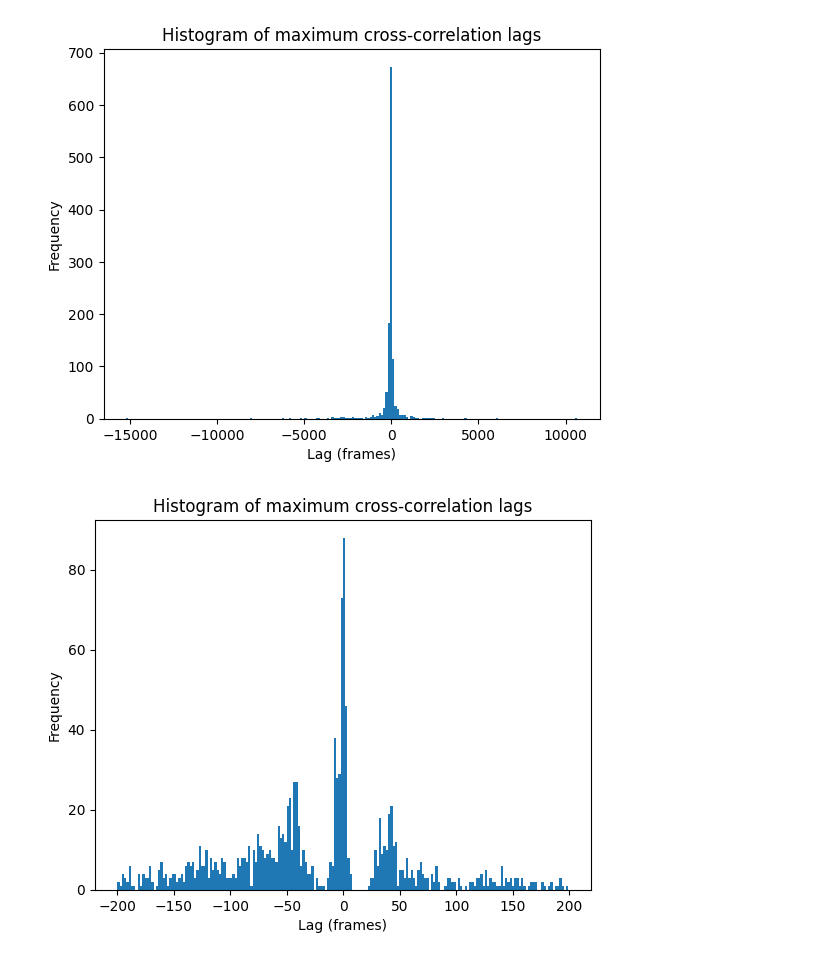
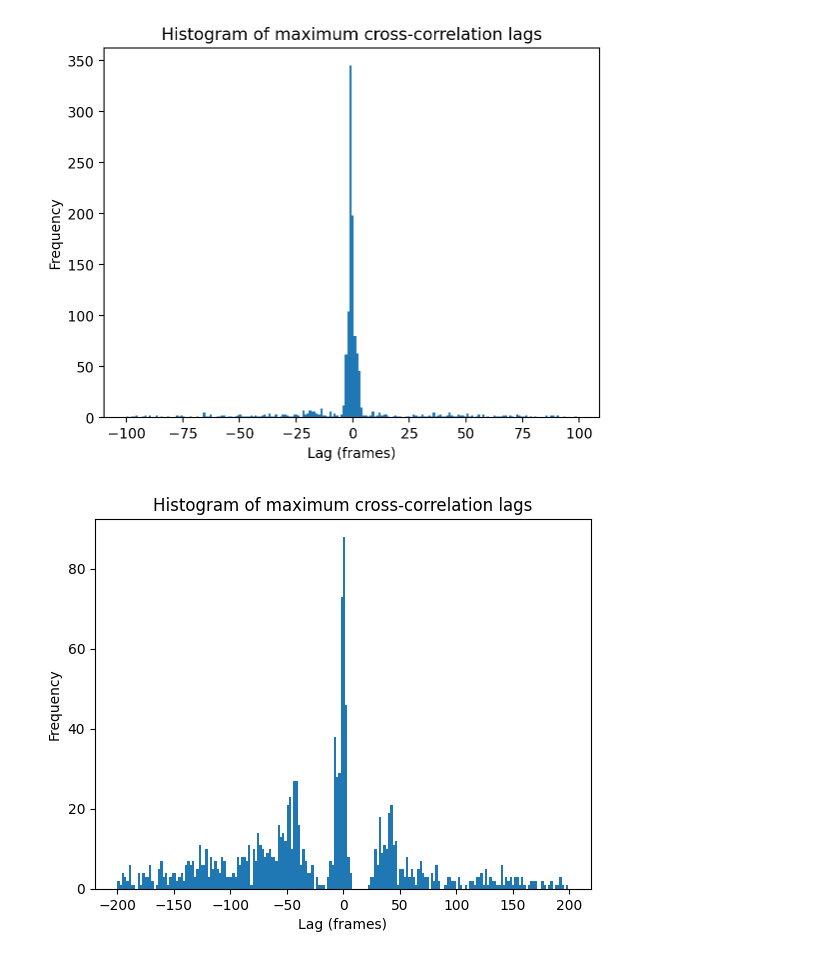
Before and after one commit to PierreRL/AutomaticChordRecognition, a Jupyter notebook: notebooks/test-alignment.ipynb, the cells around one changed output. Cells and saved outputs as stored; diff of their text form; code cells hidden in the pictures.

```diff
--- a/notebooks/test-alignment.ipynb
+++ b/notebooks/test-alignment.ipynb
@@ -41,10 +13,10 @@ cqt = librosa.amplitude_to_db(
 # %%
-from librosa.display import specshow
-import matplotlib.pyplot as plt
+filenames = get_filenames()
+cqt = get_cqt(filenames[0], return_as_tensor=False).T
 
 plt.figure(figsize=(18, 8))
 plt.subplot(1, 2, 2)
-img = librosa.display.specshow(cqt, y_axis='cqt_hz', sr=SR, hop_length=hop_length, bins_per_octave=bins_per_octave)
+img = librosa.display.specshow(cqt, y_axis='cqt_hz', sr=SR, hop_length=HOP_LENGTH, bins_per_octave=BINS_PER_OCTAVE)
 plt.colorbar(img, format="%+2.f dB")
 plt.title('log(cqt)')
 plt.tight_layout()
@@ -58,13 +30,8 @@ import librosa
 
 import numpy as np
 
-SR = 44100
-hop_length = 512
-n_bins = 24*7
-bins_per_octave = 24
-
 def get_chord_annotation(file_name):
-    jam = jams.load(os.path.join('./data/chord_data_1217/references_v2/', f'{file_name}.jams'))
+    jam = jams.load(os.path.join('./data/processed/chords/', f'{file_name}.jams'))
     chord_ann = jam.annotations.search(namespace="chord")[0]
     return chord_ann.data
 
@@ -79,16 +46,9 @@ def convert_chords_to_binary(cqt, chords, sr, hop_length, duration):
     return binary_chords
 
 def get_max_corr(filename):
-    errored_files = []
-
-    src = librosa.load(os.path.join('./data/chord_data_1217/audio/', f'{filename}.mp3'), sr=None)[0]
-    cqt = librosa.amplitude_to_db(
-        np.abs(
-            librosa.cqt(src, sr=SR, hop_length=hop_length, n_bins=n_bins, bins_per_octave=bins_per_octave, fmin=librosa.note_to_hz('C1'))
-        )
-    )
+    cqt = get_cqt(filename, return_as_tensor=False).T
     chord_ann = get_chord_annotation(filename)
-    binary_chords = convert_chords_to_binary(cqt, chord_ann, SR, hop_length, len(src))
+    binary_chords = convert_chords_to_binary(cqt, chord_ann, SR, HOP_LENGTH, cqt.shape[1])
 
     delta = librosa.feature.delta(cqt) # (24*7, Frames)
     delta_magnitude = np.sqrt(np.sum(delta**2, axis=0)) # (Frames)
@@ -103,11 +63,11 @@ def get_max_corr(filename):
     lags = np.arange(-len(binary_chords)+1, len(binary_chords))
     max_lag = lags[np.argmax(corr)]
 
-    return max_lag, corr, lags, len(binary_chords), errored_files
+    return max_lag, corr, lags, len(binary_chords)
 # %%
-filename = 'TRZUUDG149E37F179C'
+filename = filenames[20]
 
-max, corr, lags, _, _ = get_max_corr(filename)
+max, corr, lags, _ = get_max_corr(filename)
 print(f'Maximum correlation lag: {max} frames')
 plt.figure(figsize=(18, 8))
 print(lags.shape, corr.shape)
@@ -126,9 +86,8 @@ from tqdm import tqdm
 import pandas as pd
 
 rows = []
-for file_name in tqdm(get_file_name_list()):
-    file_name = trim_file_name(file_name)
-    max, corr, lags, frames, errored = get_max_corr(file_name)
+for file_name in tqdm(filenames):
+    max, corr, lags, frames = get_max_corr(file_name)
     row = {
         'file_name': file_name,
         'max_lag': max
@@ -142,13 +101,13 @@ for file_name in tqdm(get_file_name_list()):
 
 df = pd.DataFrame(rows)
 # %%
-plt.hist(df['max_lag'], bins=200)
+plt.hist(df['max_lag_100'], bins=200)
 plt.xlabel('Lag (frames)')
 plt.ylabel('Frequency')
 plt.title('Histogram of maximum cross-correlation lags')
 plt.show()
 # %% [output]
-[figure, old version]
+[figure, new version]
 # %%
 plt.hist(df['max_lag_200'], bins=200)
 plt.xlabel('Lag (frames)')
```
Also changed, not shown: parts of 7 cells of this notebook, 11 other files.
